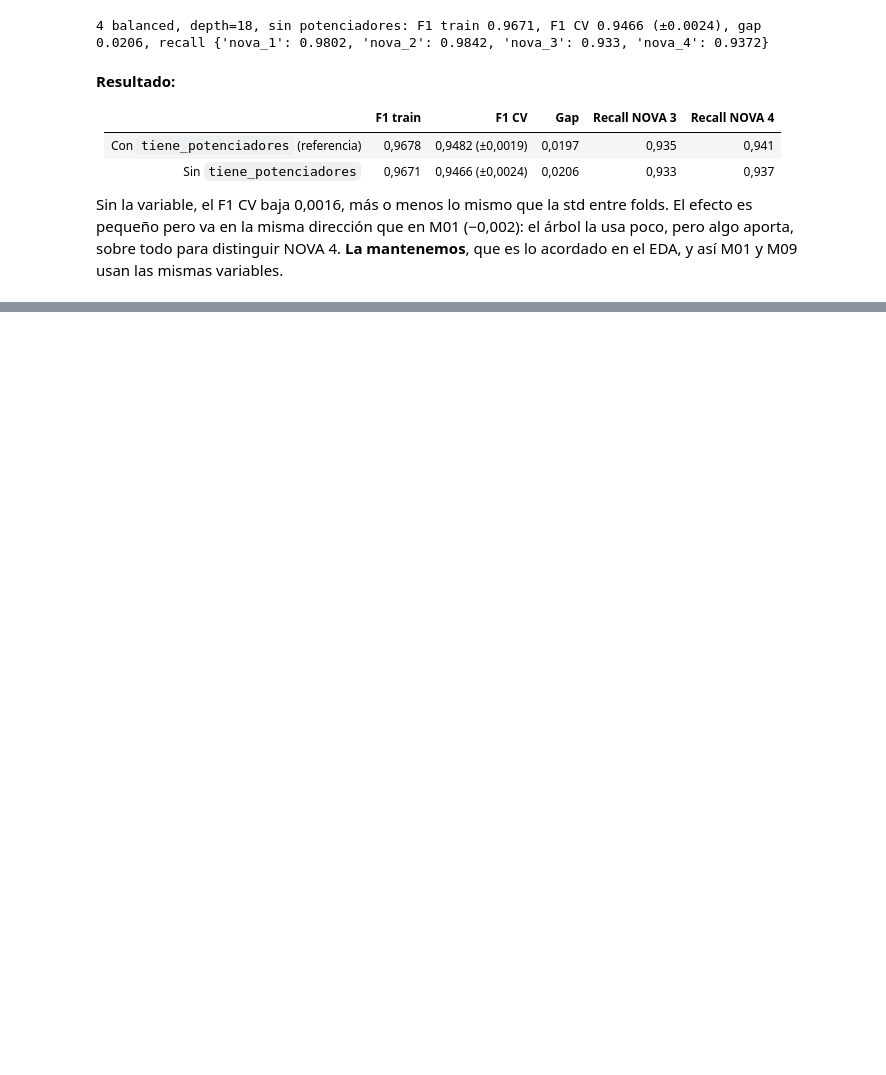
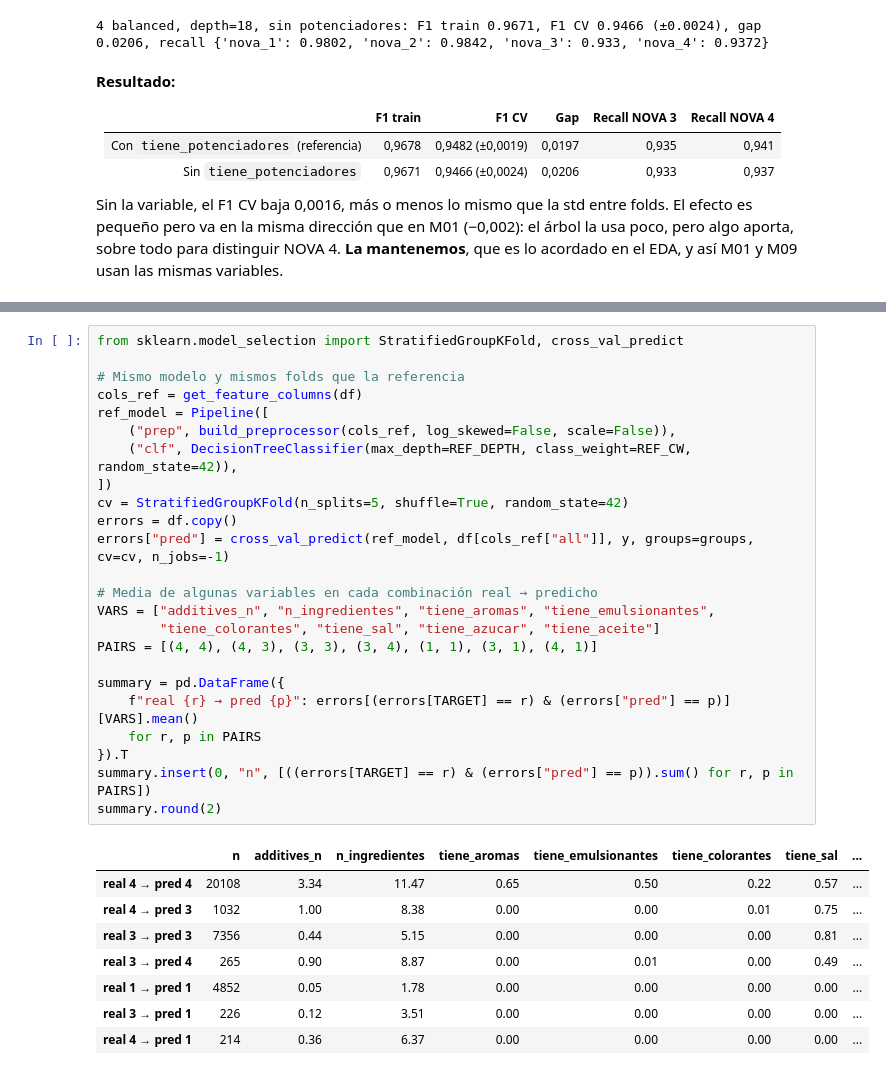
Before and after one commit to IA-P1-BCN/real-food-classifier, a Jupyter notebook: notebooks/03_m09_decision_tree.ipynb, the cells around one changed output, grey strips where cells are left out. Cells and saved outputs as stored; diff of their text form; blank space fills up the shorter version.

```diff
--- a/notebooks/03_m09_decision_tree.ipynb
+++ b/notebooks/03_m09_decision_tree.ipynb
@@ -219,0 +302,33 @@ Sin la variable, el F1 CV baja 0,0016, más o menos lo mismo que la std entre fo
+# %%
+from sklearn.model_selection import StratifiedGroupKFold, cross_val_predict
+
+# Mismo modelo y mismos folds que la referencia
+cols_ref = get_feature_columns(df)
+ref_model = Pipeline([
+    ("prep", build_preprocessor(cols_ref, log_skewed=False, scale=False)),
+    ("clf", DecisionTreeClassifier(max_depth=REF_DEPTH, class_weight=REF_CW, random_state=42)),
+])
+cv = StratifiedGroupKFold(n_splits=5, shuffle=True, random_state=42)
+errors = df.copy()
+errors["pred"] = cross_val_predict(ref_model, df[cols_ref["all"]], y, groups=groups, cv=cv, n_jobs=-1)
+
+# Media de algunas variables en cada combinación real → predicho
+VARS = ["additives_n", "n_ingredientes", "tiene_aromas", "tiene_emulsionantes",
+        "tiene_colorantes", "tiene_sal", "tiene_azucar", "tiene_aceite"]
+PAIRS = [(4, 4), (4, 3), (3, 3), (3, 4), (1, 1), (3, 1), (4, 1)]
+
+summary = pd.DataFrame({
+    f"real {r} → pred {p}": errors[(errors[TARGET] == r) & (errors["pred"] == p)][VARS].mean()
+    for r, p in PAIRS
+}).T
+summary.insert(0, "n", [((errors[TARGET] == r) & (errors["pred"] == p)).sum() for r, p in PAIRS])
+summary.round(2)
+# %% [output]
+|  | n | additives_n | n_ingredientes | tiene_aromas | tiene_emulsionantes | tiene_colorantes | tiene_sal | ... |
+| real 4 → pred 4 | 20108 | 3.34 | 11.47 | 0.65 | 0.50 | 0.22 | 0.57 | ... |
+| real 4 → pred 3 | 1032 | 1.00 | 8.38 | 0.00 | 0.00 | 0.01 | 0.75 | ... |
+| real 3 → pred 3 | 7356 | 0.44 | 5.15 | 0.00 | 0.00 | 0.00 | 0.81 | ... |
+| real 3 → pred 4 | 265 | 0.90 | 8.87 | 0.00 | 0.01 | 0.00 | 0.49 | ... |
+| real 1 → pred 1 | 4852 | 0.05 | 1.78 | 0.00 | 0.00 | 0.00 | 0.00 | ... |
+| real 3 → pred 1 | 226 | 0.12 | 3.51 | 0.00 | 0.00 | 0.00 | 0.00 | ... |
+| real 4 → pred 1 | 214 | 0.36 | 6.37 | 0.00 | 0.00 | 0.00 | 0.00 | ... |
```
Also changed, not shown: parts of 10 cells of this notebook.
